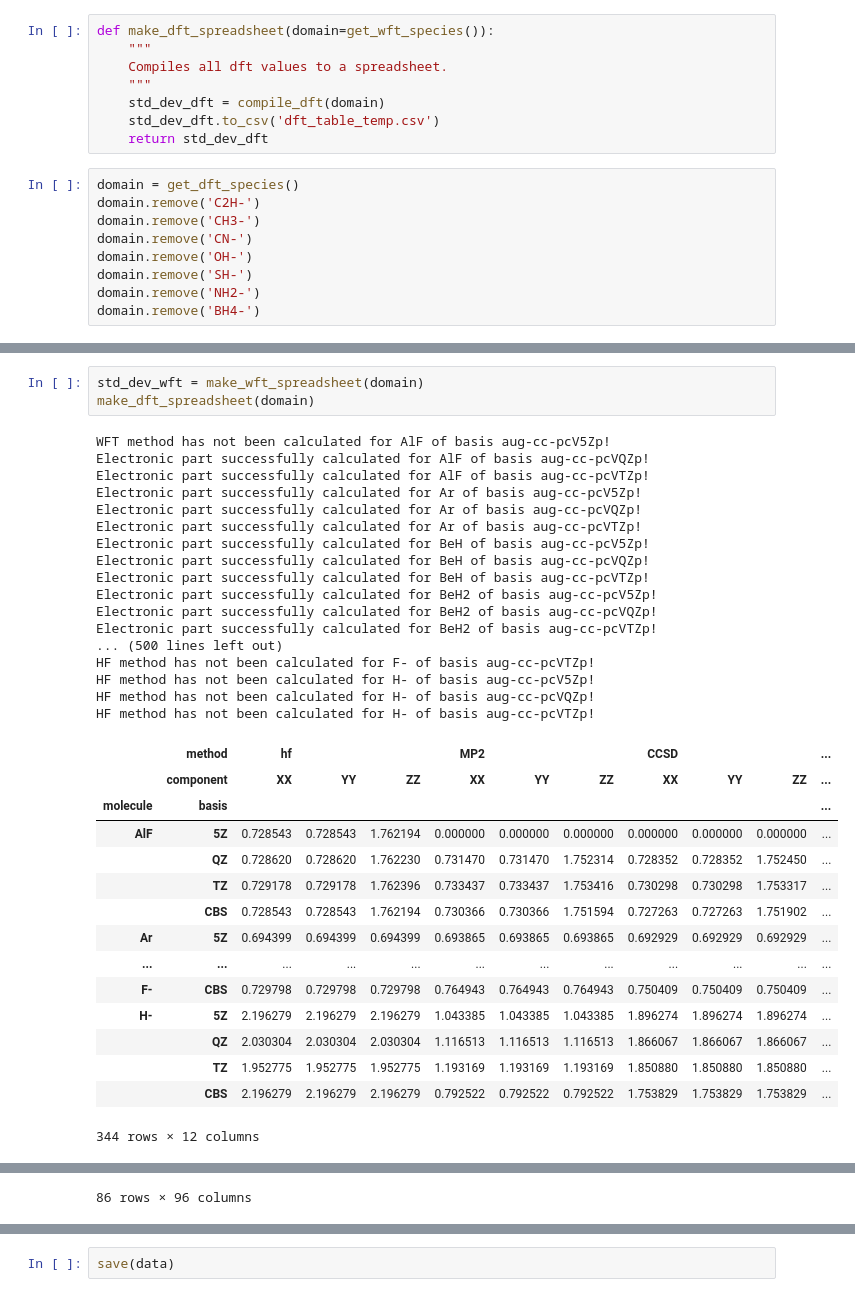
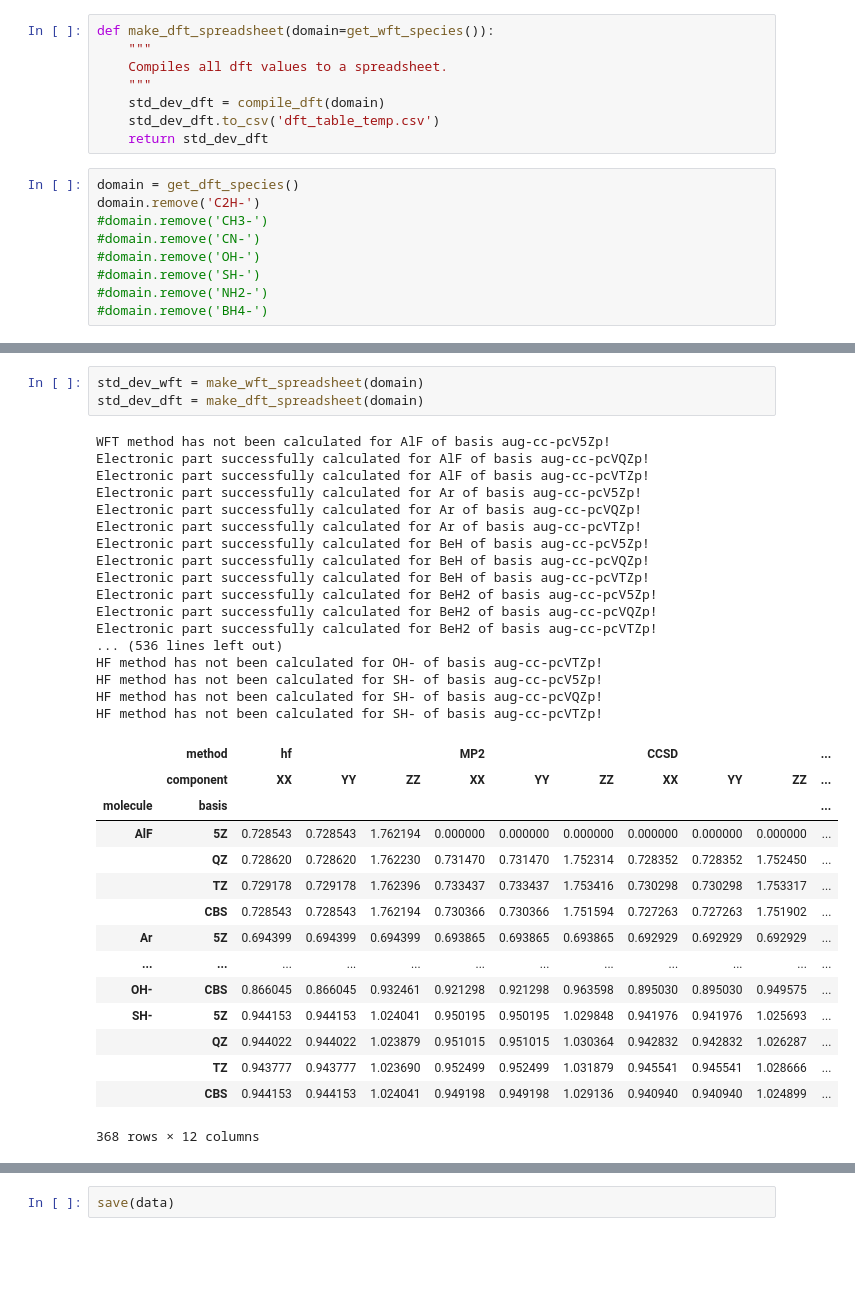
Before and after one commit to welltemperedpaprika/research_su, a Jupyter notebook: output/ouput.ipynb, the cells around one changed output, grey strips where cells are left out. Cells and saved outputs as stored; diff of their text form; blank space fills up the shorter version.

```diff
--- a/output/ouput.ipynb
+++ b/output/ouput.ipynb
@@ -396,9 +396,9 @@ def make_dft_spreadsheet(domain=get_wft_species()):
 # %%
 domain = get_dft_species()
 domain.remove('C2H-')
-domain.remove('CH3-')
-domain.remove('CN-')
-domain.remove('OH-')
-domain.remove('SH-')
-domain.remove('NH2-')
-domain.remove('BH4-')
+#domain.remove('CH3-')
+#domain.remove('CN-')
+#domain.remove('OH-')
+#domain.remove('SH-')
+#domain.remove('NH2-')
+#domain.remove('BH4-')
@@ -425,36 +405,36 @@ domain
 # %%
 std_dev_wft = make_wft_spreadsheet(domain)
-make_dft_spreadsheet(domain)
+std_dev_dft = make_dft_spreadsheet(domain)
 # %% [output]
 WFT method has not been calculated for AlF of basis aug-cc-pcV5Zp!
 Electronic part successfully calculated for AlF of basis aug-cc-pcVQZp!
 Electronic part successfully calculated for AlF of basis aug-cc-pcVTZp!
 Electronic part successfully calculated for Ar of basis aug-cc-pcV5Zp!
 Electronic part successfully calculated for Ar of basis aug-cc-pcVQZp!
 Electronic part successfully calculated for Ar of basis aug-cc-pcVTZp!
 Electronic part successfully calculated for BeH of basis aug-cc-pcV5Zp!
 Electronic part successfully calculated for BeH of basis aug-cc-pcVQZp!
 Electronic part successfully calculated for BeH of basis aug-cc-pcVTZp!
 Electronic part successfully calculated for BeH2 of basis aug-cc-pcV5Zp!
 Electronic part successfully calculated for BeH2 of basis aug-cc-pcVQZp!
 Electronic part successfully calculated for BeH2 of basis aug-cc-pcVTZp!
-... (500 lines left out)
-HF method has not been calculated for F- of basis aug-cc-pcVTZp!
-HF method has not been calculated for H- of basis aug-cc-pcV5Zp!
-HF method has not been calculated for H- of basis aug-cc-pcVQZp!
-HF method has not been calculated for H- of basis aug-cc-pcVTZp!
+... (536 lines left out)
+HF method has not been calculated for OH- of basis aug-cc-pcVTZp!
+HF method has not been calculated for SH- of basis aug-cc-pcV5Zp!
+HF method has not been calculated for SH- of basis aug-cc-pcVQZp!
+HF method has not been calculated for SH- of basis aug-cc-pcVTZp!
 |  | method | hf |  |  | MP2 |  |  | CCSD |  |  | ... |
 |  | component | XX | YY | ZZ | XX | YY | ZZ | XX | YY | ZZ | ... |
 | molecule | basis |  |  |  |  |  |  |  |  |  | ... |
 | AlF | 5Z | 0.728543 | 0.728543 | 1.762194 | 0.000000 | 0.000000 | 0.000000 | 0.000000 | 0.000000 | 0.000000 | ... |
 |  | QZ | 0.728620 | 0.728620 | 1.762230 | 0.731470 | 0.731470 | 1.752314 | 0.728352 | 0.728352 | 1.752450 | ... |
 |  | TZ | 0.729178 | 0.729178 | 1.762396 | 0.733437 | 0.733437 | 1.753416 | 0.730298 | 0.730298 | 1.753317 | ... |
 |  | CBS | 0.728543 | 0.728543 | 1.762194 | 0.730366 | 0.730366 | 1.751594 | 0.727263 | 0.727263 | 1.751902 | ... |
 | Ar | 5Z | 0.694399 | 0.694399 | 0.694399 | 0.693865 | 0.693865 | 0.693865 | 0.692929 | 0.692929 | 0.692929 | ... |
 | ... | ... | ... | ... | ... | ... | ... | ... | ... | ... | ... | ... |
-| F- | CBS | 0.729798 | 0.729798 | 0.729798 | 0.764943 | 0.764943 | 0.764943 | 0.750409 | 0.750409 | 0.750409 | ... |
-| H- | 5Z | 2.196279 | 2.196279 | 2.196279 | 1.043385 | 1.043385 | 1.043385 | 1.896274 | 1.896274 | 1.896274 | ... |
-|  | QZ | 2.030304 | 2.030304 | 2.030304 | 1.116513 | 1.116513 | 1.116513 | 1.866067 | 1.866067 | 1.866067 | ... |
-|  | TZ | 1.952775 | 1.952775 | 1.952775 | 1.193169 | 1.193169 | 1.193169 | 1.850880 | 1.850880 | 1.850880 | ... |
-|  | CBS | 2.196279 | 2.196279 | 2.196279 | 0.792522 | 0.792522 | 0.792522 | 1.753829 | 1.753829 | 1.753829 | ... |
+| OH- | CBS | 0.866045 | 0.866045 | 0.932461 | 0.921298 | 0.921298 | 0.963598 | 0.895030 | 0.895030 | 0.949575 | ... |
+| SH- | 5Z | 0.944153 | 0.944153 | 1.024041 | 0.950195 | 0.950195 | 1.029848 | 0.941976 | 0.941976 | 1.025693 | ... |
+|  | QZ | 0.944022 | 0.944022 | 1.023879 | 0.951015 | 0.951015 | 1.030364 | 0.942832 | 0.942832 | 1.026287 | ... |
+|  | TZ | 0.943777 | 0.943777 | 1.023690 | 0.952499 | 0.952499 | 1.031879 | 0.945541 | 0.945541 | 1.028666 | ... |
+|  | CBS | 0.944153 | 0.944153 | 1.024041 | 0.949198 | 0.949198 | 1.029136 | 0.940940 | 0.940940 | 1.024899 | ... |
-344 rows × 12 columns
+368 rows × 12 columns
@@ -475,2 +441 @@ HF method has not been calculated for H- of basis aug-cc-pcVTZp!
-86 rows × 96 columns
 # %%
```
Also changed, not shown: parts of 6 cells of this notebook, 6 other files.
